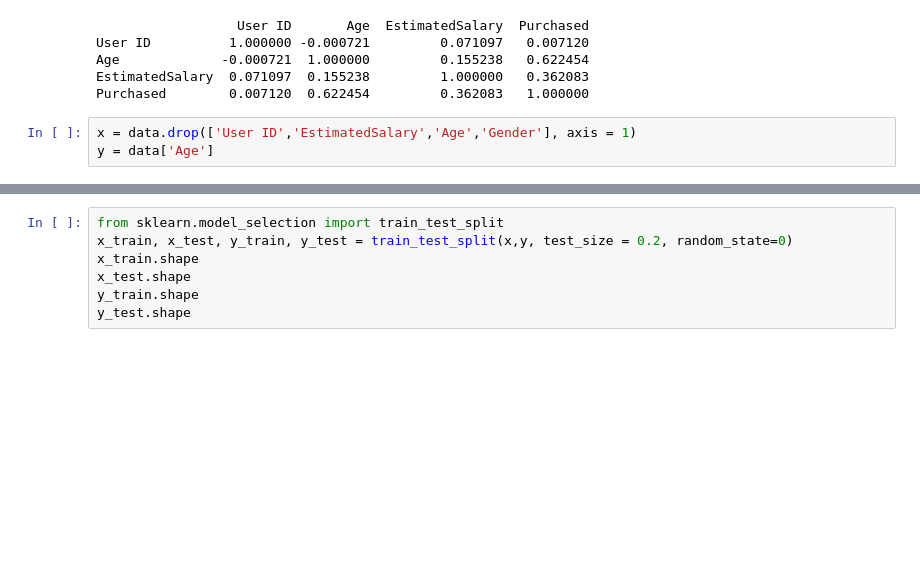
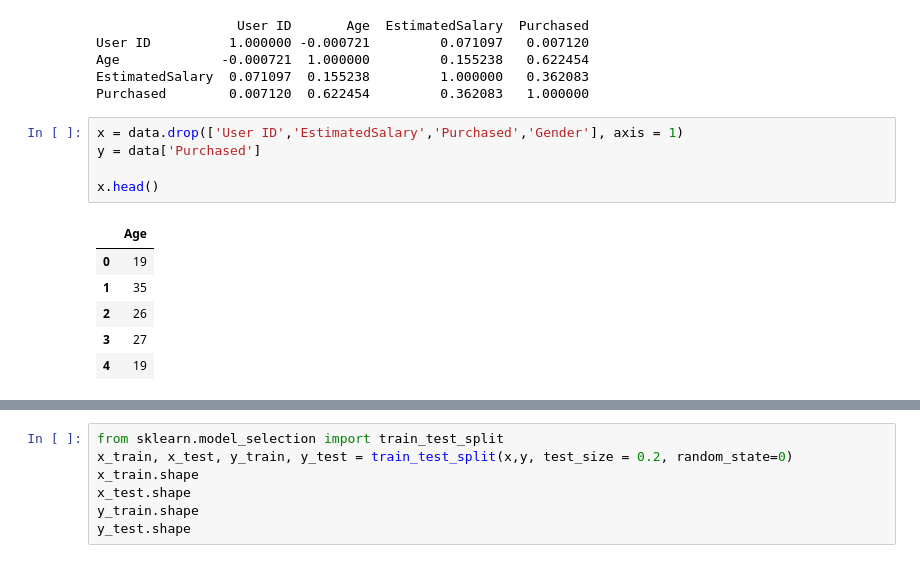
Before and after one commit to hodangtu01/HOMEWORK1---AI, a Jupyter notebook: Social_Network_Sklearn.ipynb, the cells around one changed output, grey strips where cells are left out. Saved outputs shown, nothing was run; the diff lists cells and outputs as text; blank space fills up the shorter version.

```diff
--- a/Social_Network_Sklearn.ipynb
+++ b/Social_Network_Sklearn.ipynb
@@ -38,6 +38,15 @@ Age             -0.000721  1.000000         0.155238   0.622454
 EstimatedSalary  0.071097  0.155238         1.000000   0.362083
 Purchased        0.007120  0.622454         0.362083   1.000000
 # %%
-x = data.drop(['User ID','EstimatedSalary','Age','Gender'], axis = 1)
-y = data['Age']
+x = data.drop(['User ID','EstimatedSalary','Purchased','Gender'], axis = 1)
+y = data['Purchased']
+
+x.head()
+# %% [output]
+|  | Age |
+| 0 | 19 |
+| 1 | 35 |
+| 2 | 26 |
+| 3 | 27 |
+| 4 | 19 |
 # %%
```
Also changed, not shown: parts of 7 cells of this notebook.
